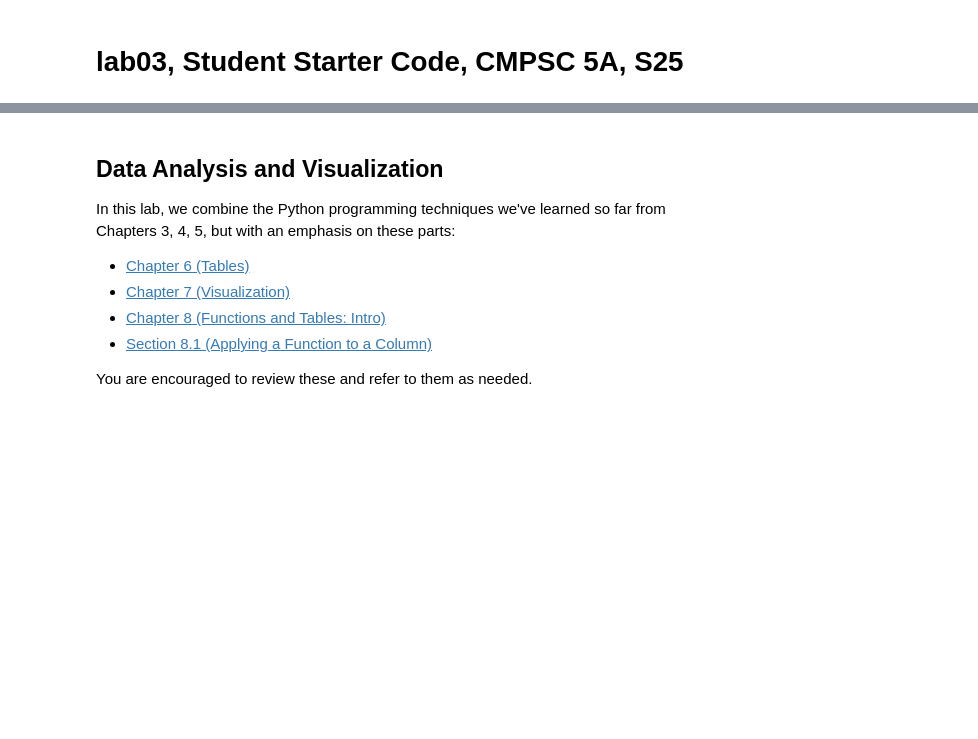
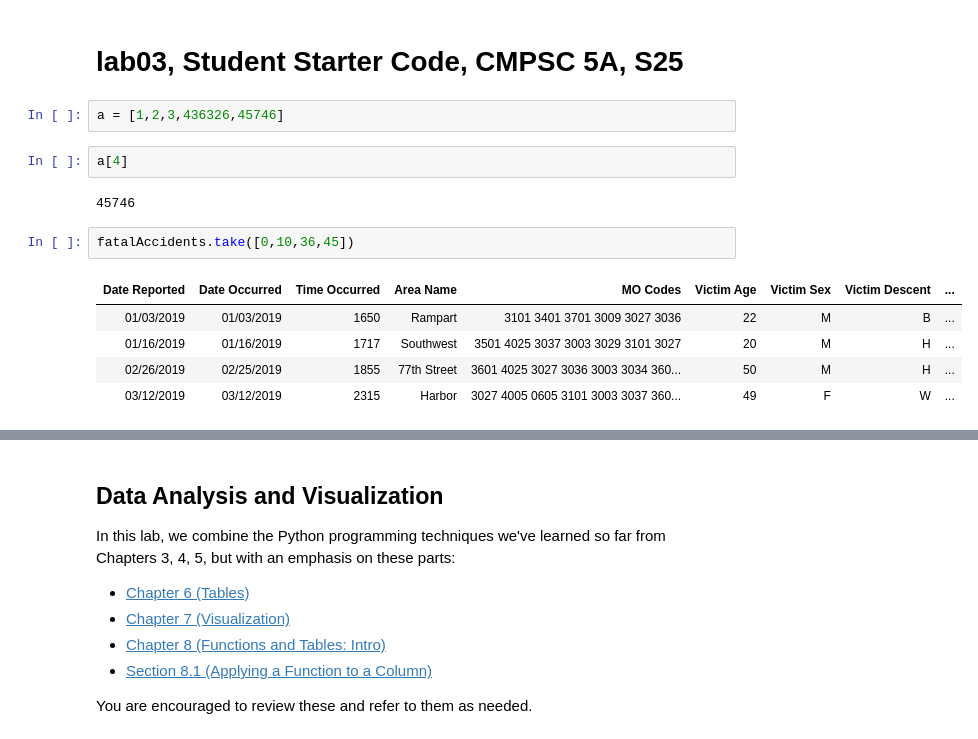
Before and after one commit to ucsb-ds/cmpsc5a-s25-students, a Jupyter notebook: labs/lab03/lab03.ipynb, the cells around one changed output, grey strips where cells are left out. Saved outputs shown, nothing was run; the diff lists cells and outputs as text; blank space fills up the shorter version.

```diff
--- a/labs/lab03/lab03.ipynb
+++ b/labs/lab03/lab03.ipynb
@@ -10,2 +13,16 @@ import matplotlib.pyplot as plots
 # %% [markdown]
 # lab03, Student Starter Code, CMPSC 5A, S25
+# %%
+a = [1,2,3,436326,45746]
+# %%
+a[4]
+# %% [output]
+45746
+# %%
+fatalAccidents.take([0,10,36,45])
+# %% [output]
+| Date Reported | Date Occurred | Time Occurred | Area Name | MO Codes | Victim Age | Victim Sex | Victim Descent | ... |
+| 01/03/2019 | 01/03/2019 | 1650 | Rampart | 3101 3401 3701 3009 3027 3036 | 22 | M | B | ... |
+| 01/16/2019 | 01/16/2019 | 1717 | Southwest | 3501 4025 3037 3003 3029 3101 3027 | 20 | M | H | ... |
+| 02/26/2019 | 02/25/2019 | 1855 | 77th Street | 3601 4025 3027 3036 3003 3034 360... | 50 | M | H | ... |
+| 03/12/2019 | 03/12/2019 | 2315 | Harbor | 3027 4005 0605 3101 3003 3037 360... | 49 | F | W | ... |
```
Also changed, not shown: parts of 14 cells of this notebook, 1 other file.
